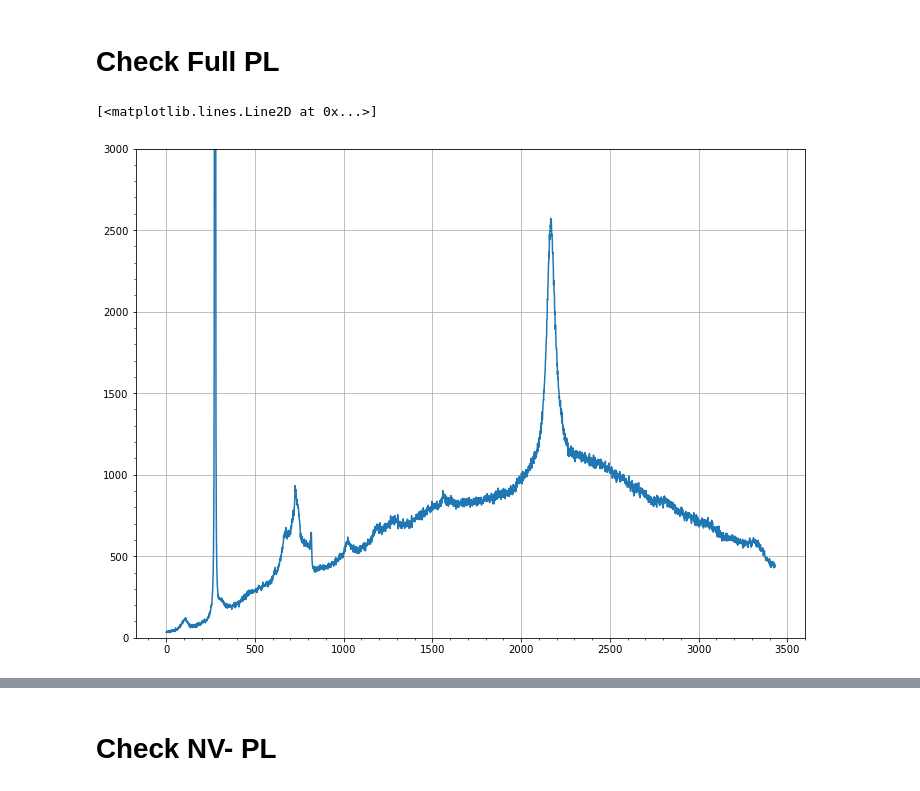
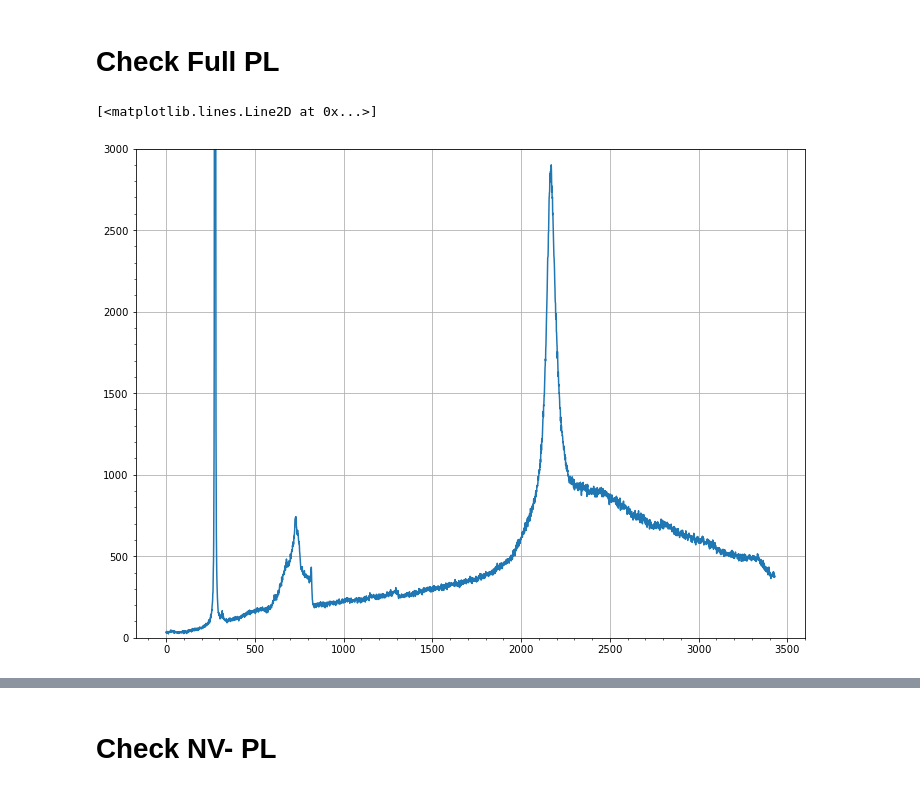
Before and after one commit to ahserhan/SiO2-SiV, a Jupyter notebook: hyperspectra imaging/process_test/EL2-97 SIVM Fit Test.ipynb, the cells around one changed output, grey strips where cells are left out. Cells and saved outputs as stored; diff of their text form; code cells hidden in the pictures.

Commit message:
6 plots for each sample

```diff
--- a/hyperspectra imaging/process_test/EL2-97 SIVM Fit Test.ipynb
+++ b/hyperspectra imaging/process_test/EL2-97 SIVM Fit Test.ipynb
@@ -39,17 +39,17 @@ plt.show()
 # %% [markdown]
 # Check Full PL
 # %%
-regionx, regiony = 0,2
+regionx, regiony = 11,1
 # regionx, regiony = 0,0
 # regionx, regiony = 36,13
 plt.figure(figsize=(12,9))
 plt.grid()
 plt.minorticks_on()
 plt.ylim(0,3000)
 plt.plot(data['im'][regionx][regiony])
 # %% [output]
 [<matplotlib.lines.Line2D at 0x...>]
-[figure, old version]
+[figure, new version]
 # %%
 plt.figure(figsize=(12,9))
 plt.grid()
```
Also changed, not shown: parts of 6 cells of this notebook, 4 other files.
